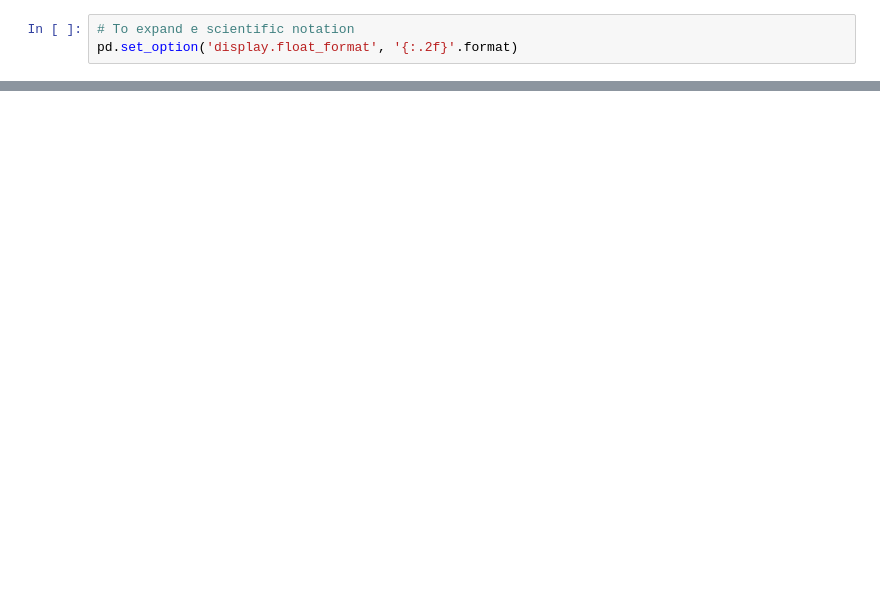
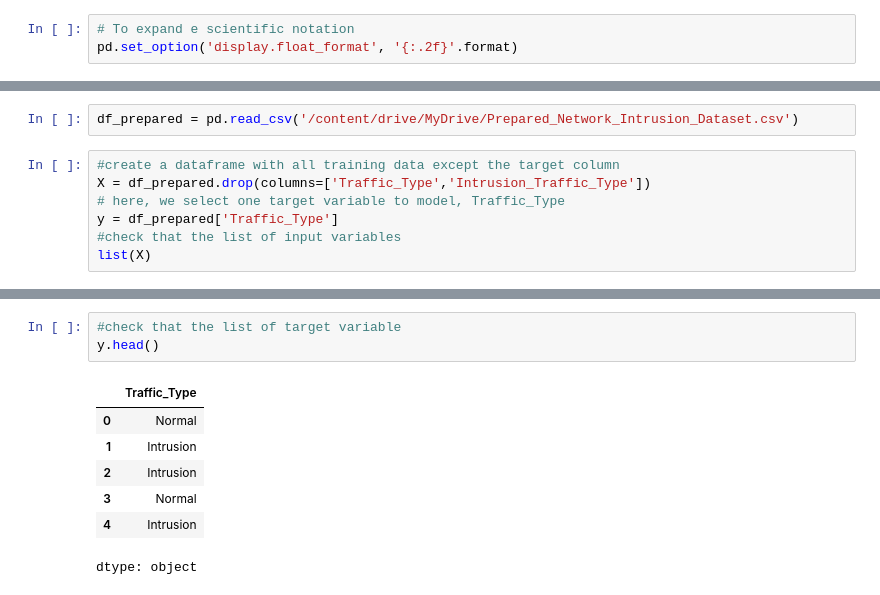
Before and after one commit to AnupamaUshetti/Machine-Learning-Tutorial-Week4, a Jupyter notebook: Tutorial4.ipynb, the cells around one changed output, grey strips where cells are left out. Saved outputs shown, nothing was run; the diff lists cells and outputs as text; blank space fills up the shorter version.

```diff
--- a/Tutorial4.ipynb
+++ b/Tutorial4.ipynb
@@ -151,0 +175,9 @@ df.describe(include="all").transpose()
+# %%
+df_prepared = pd.read_csv('/content/drive/MyDrive/Prepared_Network_Intrusion_Dataset.csv')
+# %%
+#create a dataframe with all training data except the target column
+X = df_prepared.drop(columns=['Traffic_Type','Intrusion_Traffic_Type'])
+# here, we select one target variable to model, Traffic_Type
+y = df_prepared['Traffic_Type']
+#check that the list of input variables
+list(X)
@@ -151,0 +205,11 @@ df.describe(include="all").transpose()
+# %%
+#check that the list of target variable
+y.head()
+# %% [output]
+|  | Traffic_Type |
+| 0 | Normal |
+| 1 | Intrusion |
+| 2 | Intrusion |
+| 3 | Normal |
+| 4 | Intrusion |
+dtype: object
```
Also changed, not shown: parts of 4 cells of this notebook.
